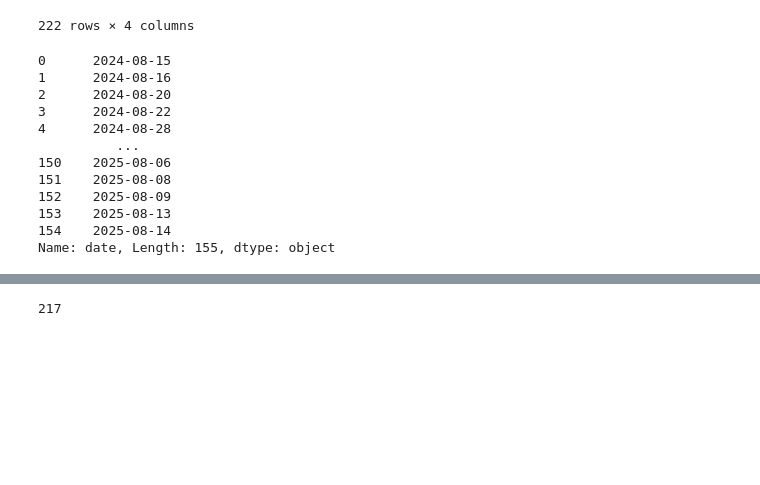
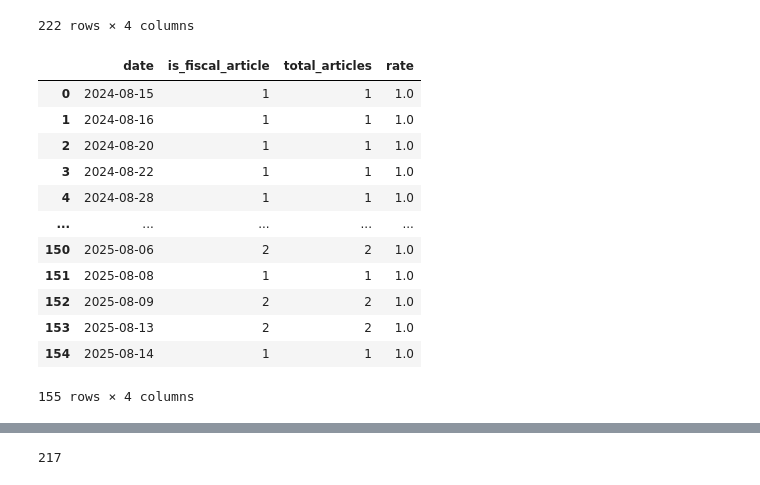
Before and after one commit to UWA-DS-11/capstone-project-11, a Jupyter notebook: fiscal_policy_index/pdf_extraction.ipynb, the cells around one changed output, grey strips where cells are left out. Cells and saved outputs as stored; diff of their text form; code cells hidden in the pictures; blank space fills up the shorter version.

```diff
--- a/fiscal_policy_index/pdf_extraction.ipynb
+++ b/fiscal_policy_index/pdf_extraction.ipynb
@@ -384,18 +381,19 @@ fiscal_policy_index=fiscal_article_df[['date', 'is_fiscal_article']].groupby(by=
 # %%
-fiscal_policy_index['date']
+fiscal_policy_index#['date']
 # %% [output]
+|  | date | is_fiscal_article | total_articles | rate |
+| 0 | 2024-08-15 | 1 | 1 | 1.0 |
+| 1 | 2024-08-16 | 1 | 1 | 1.0 |
+| 2 | 2024-08-20 | 1 | 1 | 1.0 |
+| 3 | 2024-08-22 | 1 | 1 | 1.0 |
+| 4 | 2024-08-28 | 1 | 1 | 1.0 |
+| ... | ... | ... | ... | ... |
+| 150 | 2025-08-06 | 2 | 2 | 1.0 |
+| 151 | 2025-08-08 | 1 | 1 | 1.0 |
+| 152 | 2025-08-09 | 2 | 2 | 1.0 |
+| 153 | 2025-08-13 | 2 | 2 | 1.0 |
+| 154 | 2025-08-14 | 1 | 1 | 1.0 |
-0      2024-08-15
-1      2024-08-16
-2      2024-08-20
-3      2024-08-22
-4      2024-08-28
-          ...
-150    2025-08-06
-151    2025-08-08
-152    2025-08-09
-153    2025-08-13
-154    2025-08-14
-Name: date, Length: 155, dtype: object
+155 rows × 4 columns
 # %%
 # rate of fiscle articles per day
 # for now, it is assumed that the number of articles per day published by WSJ is 240 - number of articles per day by WSJ
```
Also changed, not shown: parts of 5 cells of this notebook.
